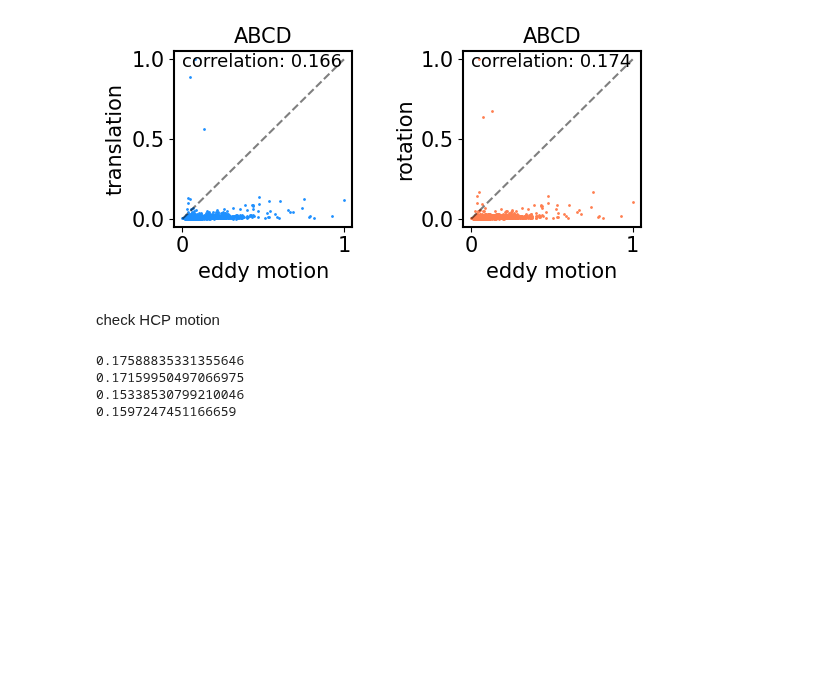
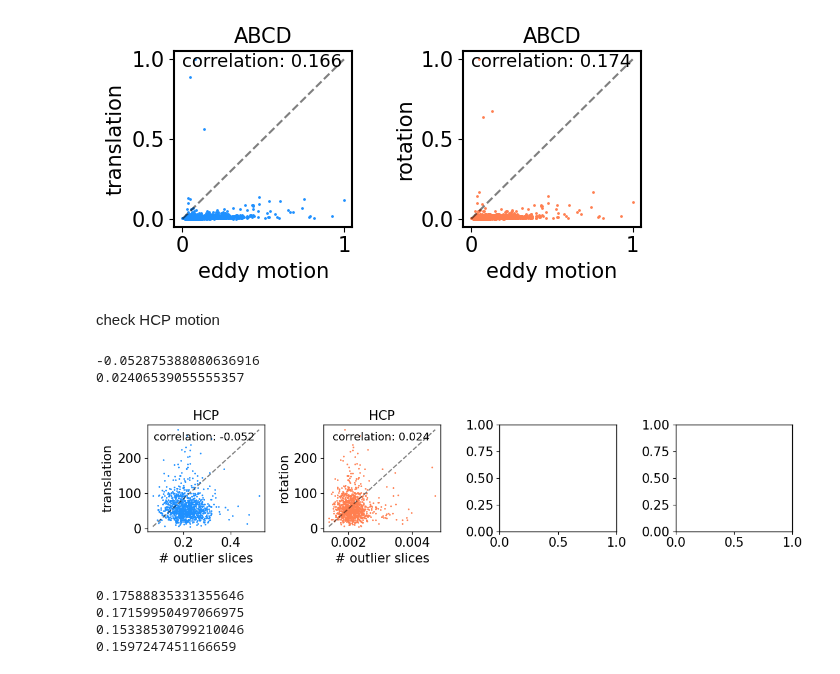
Before and after one commit to yzhang511/inv-vae, a Jupyter notebook: experiments/check_motion.ipynb, the cells around one changed output. Cells and saved outputs as stored; diff of their text form; code cells hidden in the pictures; blank space fills up the shorter version.

```diff
--- a/experiments/check_motion.ipynb
+++ b/experiments/check_motion.ipynb
@@ -20,7 +20,7 @@ BIGGER_SIZE = 20
 plt.rc('font', size=MEDIUM_SIZE)
 plt.rc('axes', titlesize=MEDIUM_SIZE)
 plt.rc('axes', labelsize=MEDIUM_SIZE)
-plt.rc('axes', linewidth = 1.5)
+plt.rc('axes', linewidth = 1.)
 plt.rc('xtick', labelsize=MEDIUM_SIZE)
 plt.rc('ytick', labelsize=MEDIUM_SIZE)
 plt.rc('legend', fontsize=MEDIUM_SIZE)
@@ -184,6 +184,36 @@ hcp_trans = hcp_trans[nan_mask]
 hcp_rotat = hcp_rotat[nan_mask]
 hcp_network = hcp_network[nan_mask]
 hcp_cog = hcp_cog[nan_mask]
+# %%
+print(pearsonr(hcp_num_outlier, np.nanmean(hcp_trans, 1))[0])
+print(pearsonr(hcp_num_outlier, np.nanmean(hcp_rotat, 1))[0])
+# %% [output]
+-0.052875388080636916
+0.02406539055555357
+# %%
+fig, (ax1, ax2, ax3, ax4) = plt.subplots(1,4, figsize=(12,3))
+ax1.scatter(np.nanmean(hcp_trans, -1), hcp_num_outlier,
+            s=1, c="dodgerblue")
+ax1.plot([np.nanmean(hcp_trans, -1).min(), np.nanmean(hcp_trans, -1).max()],
+         [np.min(hcp_num_outlier), np.max(hcp_num_outlier)],
+         ls="--", alpha=.5, c="k")
+ax1.set_xlabel("# outlier slices")
+ax1.set_ylabel("translation")
+ax1.set_title("HCP")
+ax1.text(0.075, 250, "correlation: -0.052", fontsize=13)
+ax2.scatter(np.nanmean(hcp_rotat, -1), hcp_num_outlier,
+            s=1, c="coral")
+ax2.plot([np.nanmean(hcp_rotat, -1).min(), np.nanmean(hcp_rotat, -1).max()],
+         [np.min(hcp_num_outlier), np.max(hcp_num_outlier)],
+         ls="--", c="k", alpha=.5)
+ax2.set_xlabel("# outlier slices")
+ax2.set_ylabel("rotation")
+ax2.set_title("HCP")
+ax2.text(0.0015, 250, "correlation: 0.024", fontsize=13)
+plt.tight_layout()
+plt.savefig('../saved_figs/hcp_motion_vs_outliers.png', facecolor='white', dpi=800)
+# %% [output]
+[figure, added]
 # %%
 hcp_data_dict = {}
 hcp_data_dict.update({"network": hcp_network})
```
Also changed, not shown: 5 other files.
